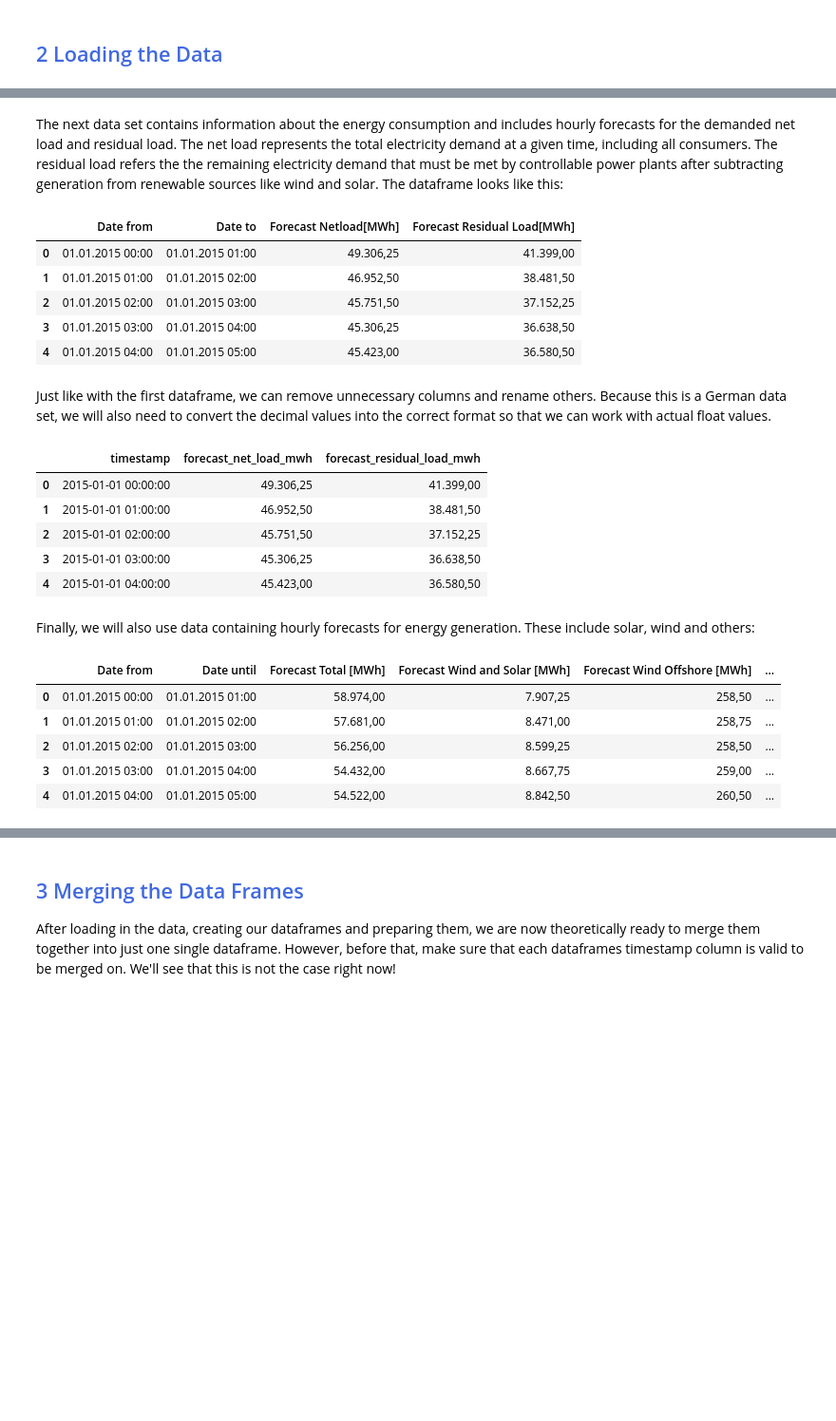
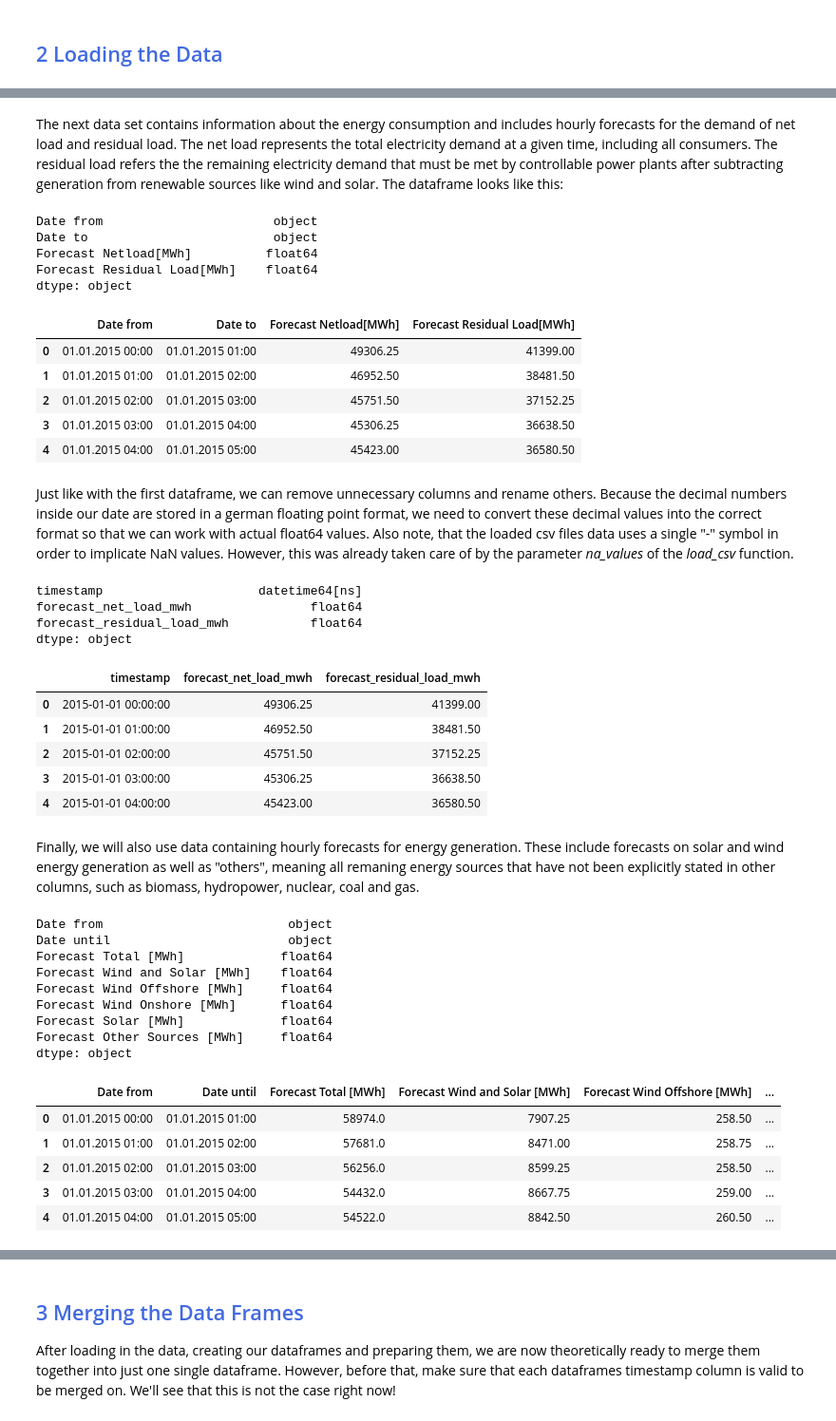
Before and after one commit to DanielHka25/electricity-price-prediction, a Jupyter notebook: notebooks/price_prediction.ipynb, the cells around one changed output, grey strips where cells are left out. Shown at 95% size. Cells and saved outputs as stored; diff of their text form; code cells hidden in the pictures; blank space fills up the shorter version.

```diff
--- a/notebooks/price_prediction.ipynb
+++ b/notebooks/price_prediction.ipynb
@@ -86,21 +99,29 @@ df_prices.head()
 | 3 | 2015-01-01 04:00:00 | 22.34 |
 | 4 | 2015-01-01 05:00:00 | 22.34 |
 # %% [markdown]
-The next data set contains information about the energy consumption and includes hourly forecasts for the demanded net load and residual load. The net load represents the total electricity demand at a given time, including all consumers. The residual load refers the the remaining electricity demand that must be met by controllable power plants after subtracting generation from renewable sources like wind and solar. The dataframe looks like this:
+The next data set contains information about the energy consumption and includes hourly forecasts for the demand of net load and residual load. The net load represents the total electricity demand at a given time, including all consumers. The residual load refers the the remaining electricity demand that must be met by controllable power plants after subtracting generation from renewable sources like wind and solar. The dataframe looks like this:
 # %%
-df_consumption = pd.read_csv("../data/energy_consumption_forecast.csv", delimiter=";")
+df_consumption = pd.read_csv("../data/energy_consumption_forecast.csv", delimiter=";", na_values="-")
+
+# Print data types and first five rows
+print(df_consumption.dtypes)
 df_consumption.head()
 # %% [output]
+Date from                       object
+Date to                         object
+Forecast Netload[MWh]          float64
+Forecast Residual Load[MWh]    float64
+dtype: object
 |  | Date from | Date to | Forecast Netload[MWh] | Forecast Residual Load[MWh] |
-| 0 | 01.01.2015 00:00 | 01.01.2015 01:00 | 49.306,25 | 41.399,00 |
-| 1 | 01.01.2015 01:00 | 01.01.2015 02:00 | 46.952,50 | 38.481,50 |
-| 2 | 01.01.2015 02:00 | 01.01.2015 03:00 | 45.751,50 | 37.152,25 |
-| 3 | 01.01.2015 03:00 | 01.01.2015 04:00 | 45.306,25 | 36.638,50 |
-| 4 | 01.01.2015 04:00 | 01.01.2015 05:00 | 45.423,00 | 36.580,50 |
+| 0 | 01.01.2015 00:00 | 01.01.2015 01:00 | 49306.25 | 41399.00 |
+| 1 | 01.01.2015 01:00 | 01.01.2015 02:00 | 46952.50 | 38481.50 |
+| 2 | 01.01.2015 02:00 | 01.01.2015 03:00 | 45751.50 | 37152.25 |
+| 3 | 01.01.2015 03:00 | 01.01.2015 04:00 | 45306.25 | 36638.50 |
+| 4 | 01.01.2015 04:00 | 01.01.2015 05:00 | 45423.00 | 36580.50 |
 # %% [markdown]
-Just like with the first dataframe, we can remove unnecessary columns and rename others. Because this is a German data set, we will also need to convert the decimal values into the correct format so that we can work with actual float values.
+Just like with the first dataframe, we can remove unnecessary columns and rename others. Because the decimal numbers inside our date are stored in a german floating point format, we need to convert these decimal values into the correct format so that we can work with actual float64 values. Also note, that the loaded csv files data uses a single "-" symbol in order to implicate NaN values. However, this was already taken care of by the parameter *na_values* of the *load_csv* function.
 # %%
-# Rename some columns
+# Rename important columns to snake case format
 df_consumption = df_consumption.rename(columns={
     'Date from': 'timestamp',
     'Forecast Netload[MWh]': 'forecast_net_load_mwh',
@@ -110,28 +131,45 @@ df_consumption = df_consumption.rename(columns={
 # Get rid of unnecessary "Date to" column
 df_consumption.drop(columns=['Date to'], inplace=True)
 
+# Convert data type from string to datetime64[ns]
 df_consumption['timestamp'] = pd.to_datetime(df_consumption['timestamp'], format="%d.%m.%Y %H:%M")
 
-# TODO: Convert float format to correct format
-
+# Print data types and first five rows again
+print(df_consumption.dtypes)
 df_consumption.head()
 # %% [output]
+timestamp                     datetime64[ns]
+forecast_net_load_mwh                float64
+forecast_residual_load_mwh           float64
+dtype: object
 |  | timestamp | forecast_net_load_mwh | forecast_residual_load_mwh |
-| 0 | 2015-01-01 00:00:00 | 49.306,25 | 41.399,00 |
-| 1 | 2015-01-01 01:00:00 | 46.952,50 | 38.481,50 |
-| 2 | 2015-01-01 02:00:00 | 45.751,50 | 37.152,25 |
-| 3 | 2015-01-01 03:00:00 | 45.306,25 | 36.638,50 |
-| 4 | 2015-01-01 04:00:00 | 45.423,00 | 36.580,50 |
+| 0 | 2015-01-01 00:00:00 | 49306.25 | 41399.00 |
+| 1 | 2015-01-01 01:00:00 | 46952.50 | 38481.50 |
+| 2 | 2015-01-01 02:00:00 | 45751.50 | 37152.25 |
+| 3 | 2015-01-01 03:00:00 | 45306.25 | 36638.50 |
+| 4 | 2015-01-01 04:00:00 | 45423.00 | 36580.50 |
 # %% [markdown]
-Finally, we will also use data containing hourly forecasts for energy generation. These include solar, wind and others:
+Finally, we will also use data containing hourly forecasts for energy generation. These include forecasts on solar and wind energy generation as well as "others", meaning all remaning energy sources that have not been explicitly stated in other columns, such as biomass, hydropower, nuclear, coal and gas.
 # %%
-df_generation = pd.read_csv("../data/power_generation_forecast.csv", delimiter=";")
+df_generation = pd.read_csv("../data/power_generation_forecast.csv", delimiter=";", na_values="-")
+
+# Print data types and first five rows
+print(df_generation.dtypes)
 df_generation.head()
 # %% [output]
+Date from                         object
+Date until                        object
+Forecast Total [MWh]             float64
+Forecast Wind and Solar [MWh]    float64
+Forecast Wind Offshore [MWh]     float64
+Forecast Wind Onshore [MWh]      float64
+Forecast Solar [MWh]             float64
+Forecast Other Sources [MWh]     float64
+dtype: object
 |  | Date from | Date until | Forecast Total [MWh] | Forecast Wind and Solar [MWh] | Forecast Wind Offshore [MWh] | ... |
-| 0 | 01.01.2015 00:00 | 01.01.2015 01:00 | 58.974,00 | 7.907,25 | 258,50 | ... |
-| 1 | 01.01.2015 01:00 | 01.01.2015 02:00 | 57.681,00 | 8.471,00 | 258,75 | ... |
-| 2 | 01.01.2015 02:00 | 01.01.2015 03:00 | 56.256,00 | 8.599,25 | 258,50 | ... |
-| 3 | 01.01.2015 03:00 | 01.01.2015 04:00 | 54.432,00 | 8.667,75 | 259,00 | ... |
-| 4 | 01.01.2015 04:00 | 01.01.2015 05:00 | 54.522,00 | 8.842,50 | 260,50 | ... |
+| 0 | 01.01.2015 00:00 | 01.01.2015 01:00 | 58974.0 | 7907.25 | 258.50 | ... |
+| 1 | 01.01.2015 01:00 | 01.01.2015 02:00 | 57681.0 | 8471.00 | 258.75 | ... |
+| 2 | 01.01.2015 02:00 | 01.01.2015 03:00 | 56256.0 | 8599.25 | 258.50 | ... |
+| 3 | 01.01.2015 03:00 | 01.01.2015 04:00 | 54432.0 | 8667.75 | 259.00 | ... |
+| 4 | 01.01.2015 04:00 | 01.01.2015 05:00 | 54522.0 | 8842.50 | 260.50 | ... |
 # %% [markdown]
```
Also changed, not shown: parts of 16 cells of this notebook.
